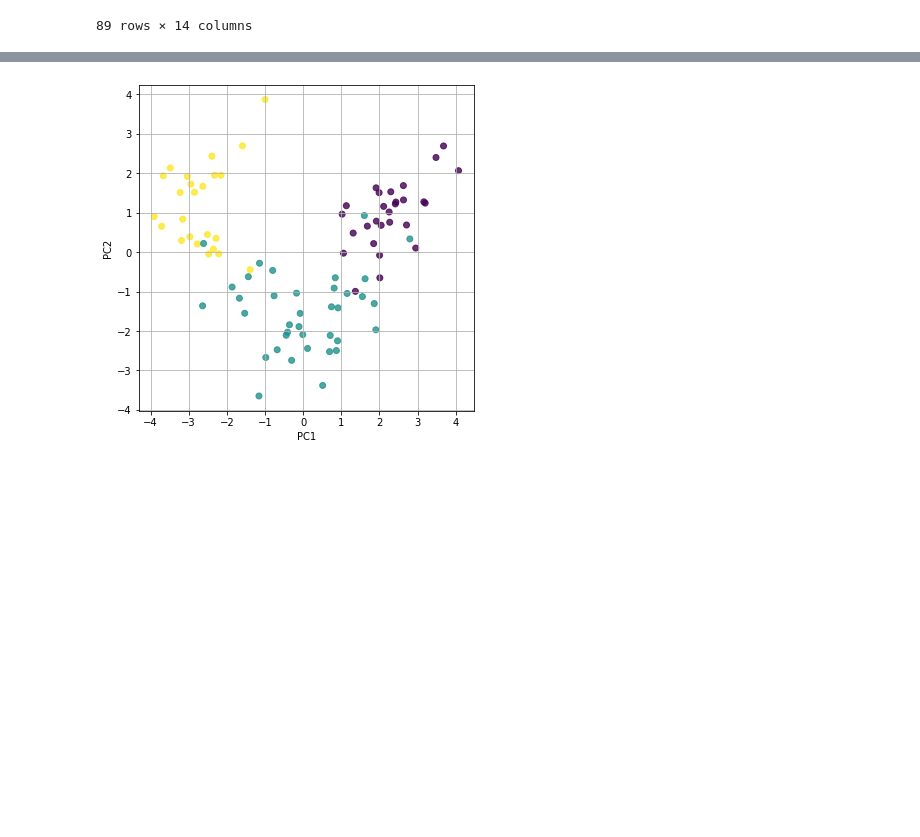
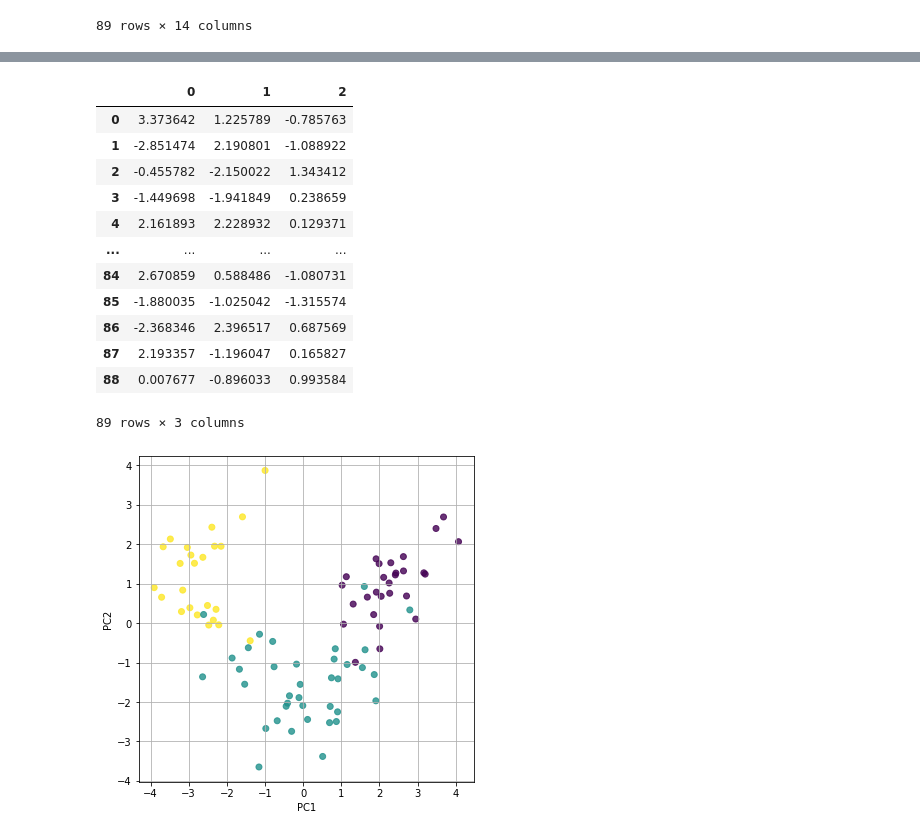
Before and after one commit to molly6052/Wine-Variety-Prediction, a Jupyter notebook: sone/PCA_SVM.ipynb, the cells around one changed output, grey strips where cells are left out. Saved outputs shown, nothing was run; the diff lists cells and outputs as text; code cells hidden in the pictures; blank space fills up the shorter version.

```diff
--- a/sone/PCA_SVM.ipynb
+++ b/sone/PCA_SVM.ipynb
@@ -48,4 +69,20 @@ pd.DataFrame(feature[:,:3])
 89 rows × 3 columns
+# %%
+pd.DataFrame(test_feature[:,:3])
+# %% [output]
+|  | 0 | 1 | 2 |
+| 0 | 3.373642 | 1.225789 | -0.785763 |
+| 1 | -2.851474 | 2.190801 | -1.088922 |
+| 2 | -0.455782 | -2.150022 | 1.343412 |
+| 3 | -1.449698 | -1.941849 | 0.238659 |
+| 4 | 2.161893 | 2.228932 | 0.129371 |
+| ... | ... | ... | ... |
+| 84 | 2.670859 | 0.588486 | -1.080731 |
+| 85 | -1.880035 | -1.025042 | -1.315574 |
+| 86 | -2.368346 | 2.396517 | 0.687569 |
+| 87 | 2.193357 | -1.196047 | 0.165827 |
+| 88 | 0.007677 | -0.896033 | 0.993584 |
+89 rows × 3 columns
 # %%
 plt.figure(figsize=(6, 6))
 plt.scatter(feature[:, 0], feature[:, 1], alpha=0.8, c=list(df.iloc[:, 0]), )
```
Also changed, not shown: parts of 9 cells of this notebook.
